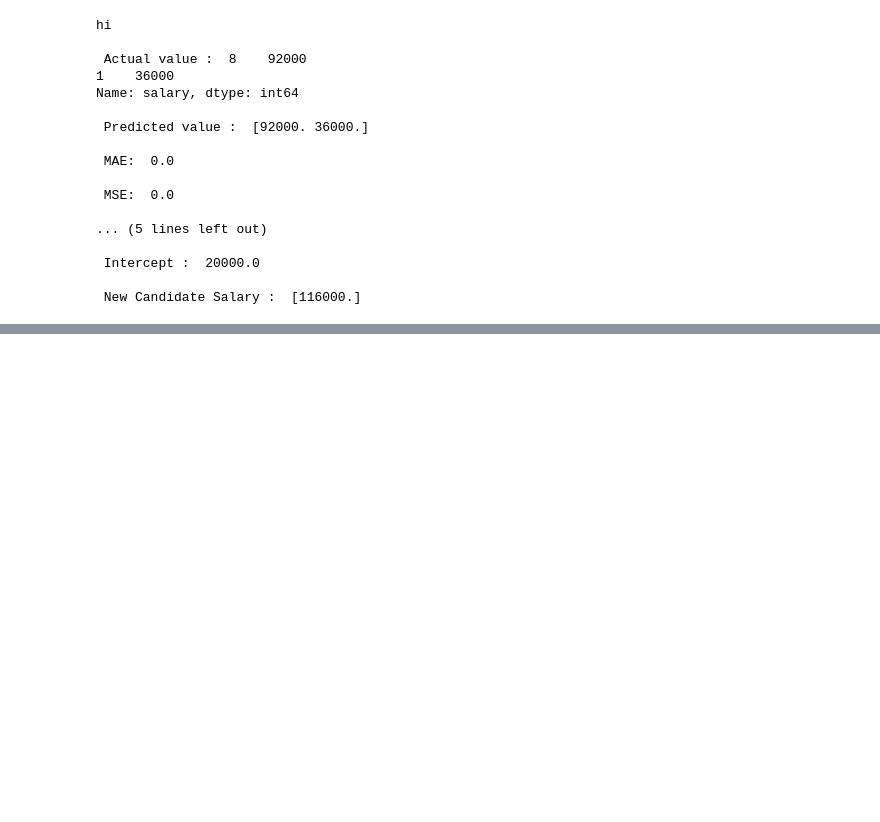
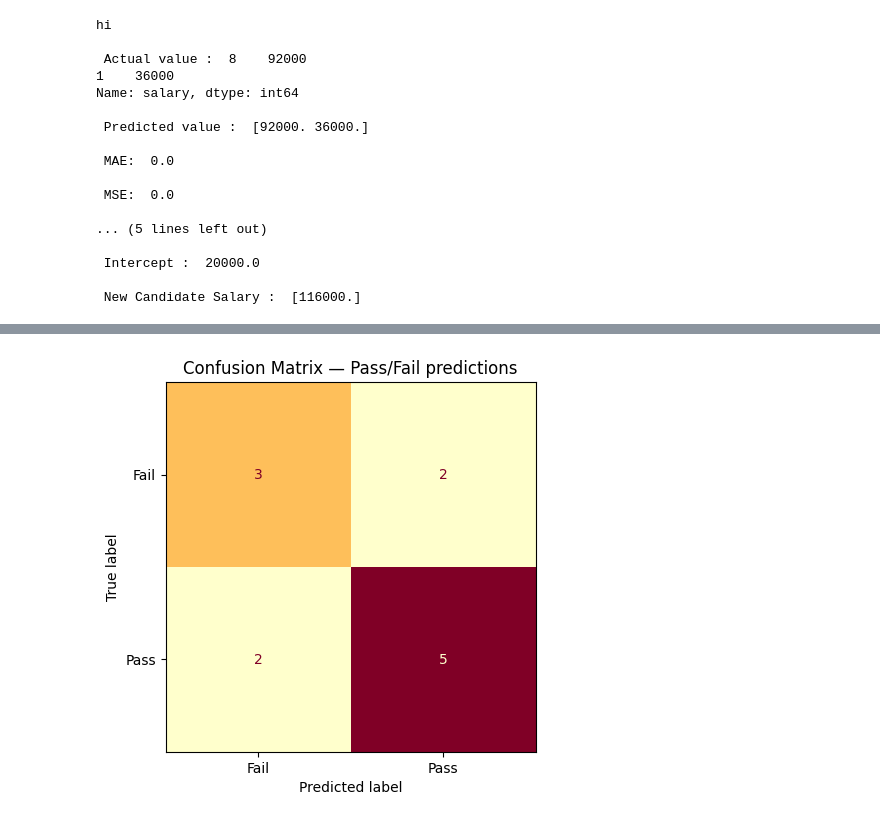
Before and after one commit to sarwathasan72-svg/Masai_IIT_AIML, a Jupyter notebook: Module4.ipynb, the cells around one changed output, grey strips where cells are left out. Saved outputs shown, nothing was run; the diff lists cells and outputs as text; code cells hidden in the pictures; blank space fills up the shorter version.

```diff
--- a/Module4.ipynb
+++ b/Module4.ipynb
@@ -110,0 +353,92 @@ Name: salary, dtype: int64
+# %%
+# A backend engineer at an ed-tech platform has been handed the actual and predicted pass/fail outcomes for 12 learners from a newly deployed classification model. Before the model can be signed off, the engineer must evaluate it the same way covered for the pass/fail confusion matrix: compute TP, TN, FP, and FN by hand (without directly calling scikit-learn's confusion_matrix for the core computation), derive accuracy from those four counts, cross-check the manual counts against scikit-learn's confusion_matrix, and isolate exactly which learners were misclassified.
+
+# Constraints & Requirements:
+
+# Use NumPy and pandas, following the same style used for manual_confusion_matrix (boolean comparisons on NumPy arrays; a positive_label parameter).
+# Treat "pass" (label 1) as the positive class and "fail" (label 0) as the negative class.
+# Cross-check the manual TP/TN/FP/FN counts against sklearn.metrics.confusion_matrix called with labels=[0, 1].
+# Use pandas boolean filtering (not a manual loop) to isolate the false positive and false negative rows by learner_id.
+# Compute accuracy directly from the four counts as (TP + TN) / (TP + TN + FP + FN), not by calling accuracy_score.
+
+
+
+import pandas as pd
+import numpy as np
+from sklearn.metrics import confusion_matrix, ConfusionMatrixDisplay
+import matplotlib.pyplot as plt
+
+
+print("Classification Evaluation: The Confusion Matrix - Subjective")
+
+import numpy as np
+import pandas as pd
+from sklearn.metrics import confusion_matrix
+
+data = pd.DataFrame({
+    "learner_id": [1,2,3,4,5,6,7,8,9,10,11,12],
+    "actual": [1,1,1,1,0,0,1,0,0,1,1,0],
+    "predicted": [1,1,0,1,0,1,1,0,0,0,1,1],
+})
+
+def manual_confusion_matrix(actual, predicted, positive_label=1):
+    # TODO: convert actual/predicted to NumPy arrays
+    actual= np.array(actual)
+    predicted = np.array(predicted)
+
+
+    # TODO: compute tp, tn, fp, fn using boolean comparisons
+
+    tp = np.sum(
+        (actual == positive_label) &
+        (predicted == positive_label)
+        )
+
+    tn = np.sum(
+        (actual != positive_label) &
+        (predicted != positive_label)
+        )
+
+    fp = np.sum(
+        (actual != positive_label) &
+        (predicted == positive_label)
+        )
+
+    fn = np.sum(
+        (actual == positive_label) &
+        (predicted != positive_label)
+        )
+
+
+
+    # TODO: compute accuracy from the four counts
+
+    accuracy = (tp+tn) / (tp+tn+fp+fn)
+
+    print("tp:", tp, "tn:", tn, "fp :", fp, "fn :", fn, "Accuracy : ", accuracy)
+
+
+
+    pass
+
+if __name__ == "__main__":
+    result = manual_confusion_matrix(data["actual"], data["predicted"], positive_label=1)
+
+    print(result)
+
+    # TODO: cross-check against sklearn's confusion_matrix(labels=[0, 1])
+
+    cm = confusion_matrix(data["actual"], data["predicted"], labels=[0,1])
+
+    print("\n Confusion Matrix :",cm)
+
+    tn_sk, fp_sk, fn_sk, tp_sk = cm.ravel()
+
+    print("\n : tn_sk", tn_sk, "fp_sk:", fp_sk, "tp_sk :", tp_sk)
+
+    # cm = confusion_matrix(data["actual"], demo["predicted"], labels=[0, 1])
+    disp = ConfusionMatrixDisplay(confusion_matrix=cm, display_labels=["Fail", "Pass"])
+    disp.plot(cmap="YlOrRd", colorbar=False)
+    plt.title("Confusion Matrix — Pass/Fail predictions")
+    plt.show()
+# %% [output]
@@ -110,0 +453 @@ Name: salary, dtype: int64
+[figure, added]
```
Also changed, not shown: parts of 9 cells of this notebook.
